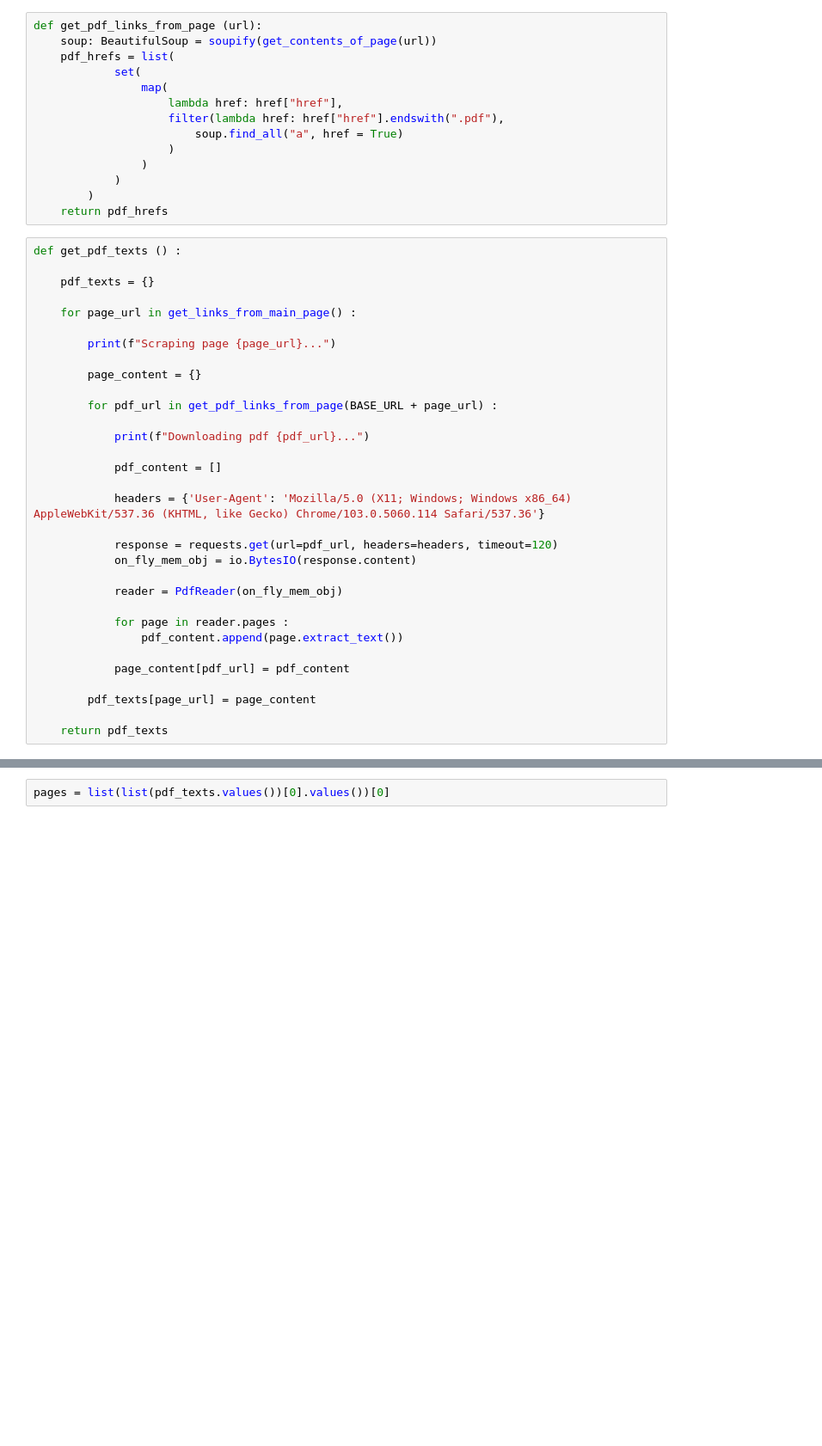
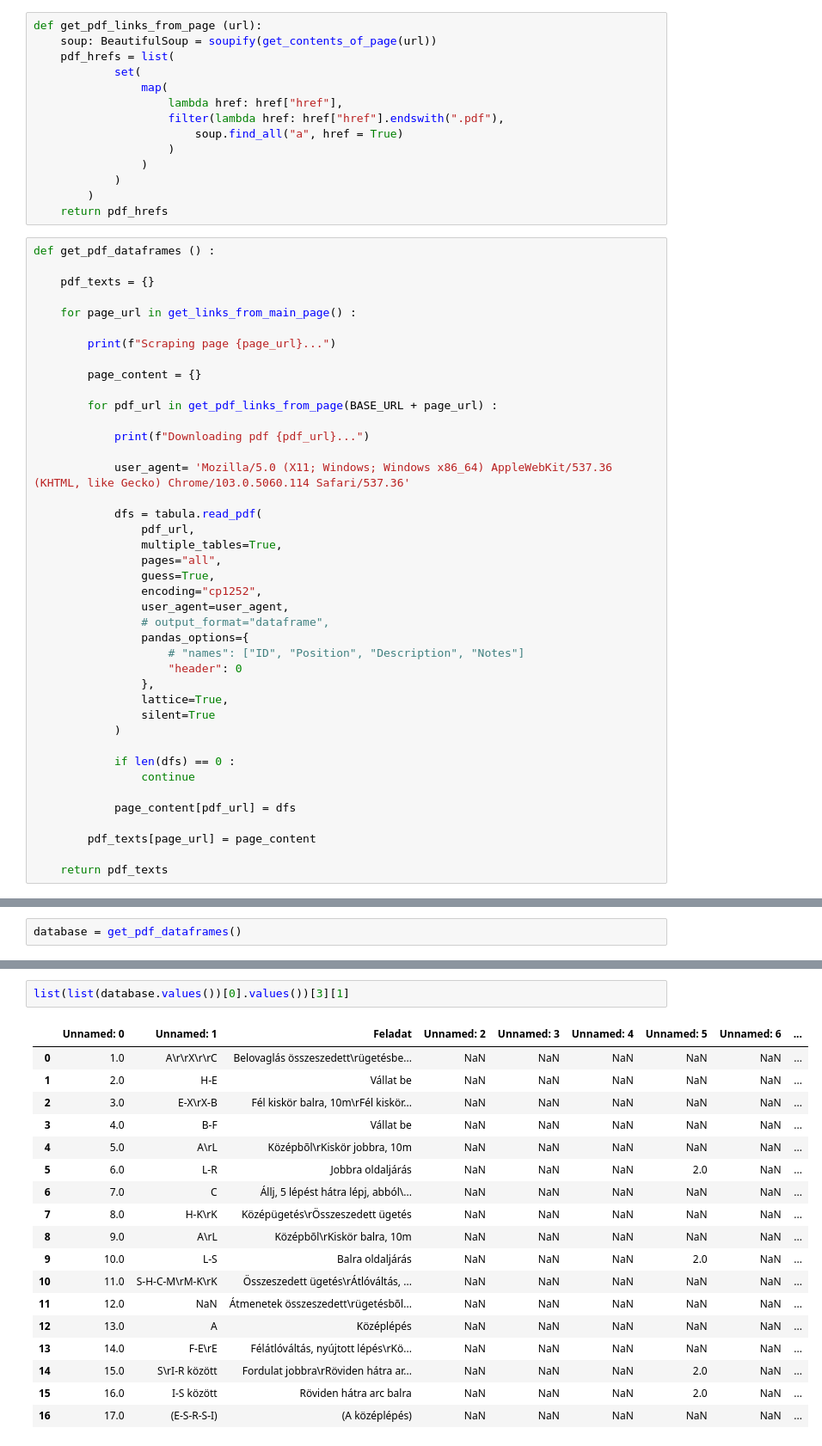
Before and after one commit to lichterberci/DressageProgramSummarizer, a Jupyter notebook: summary.ipynb, the cells around one changed output, grey strips where cells are left out. Shown: that part at 86% size. Cells and saved outputs as stored; diff of their text form; blank space fills up the shorter version.

Commit message:
pandas dfs are generated pretty well

```diff
--- a/summary.ipynb
+++ b/summary.ipynb
@@ -45,7 +48,7 @@ def get_pdf_links_from_page (url):
         )
     return pdf_hrefs
 # %%
-def get_pdf_texts () :
+def get_pdf_dataframes () :
 
     pdf_texts = {}
 
@@ -59,19 +62,28 @@ def get_pdf_texts () :
 
             print(f"Downloading pdf {pdf_url}...")
 
-            pdf_content = []
+            user_agent= 'Mozilla/5.0 (X11; Windows; Windows x86_64) AppleWebKit/537.36 (KHTML, like Gecko) Chrome/103.0.5060.114 Safari/537.36'
 
-            headers = {'User-Agent': 'Mozilla/5.0 (X11; Windows; Windows x86_64) AppleWebKit/537.36 (KHTML, like Gecko) Chrome/103.0.5060.114 Safari/537.36'}
+            dfs = tabula.read_pdf(
+                pdf_url,
+                multiple_tables=True,
+                pages="all",
+                guess=True,
+                encoding="cp1252",
+                user_agent=user_agent,
+                # output_format="dataframe",
+                pandas_options={
+                    # "names": ["ID", "Position", "Description", "Notes"]
+                    "header": 0
+                },
+                lattice=True,
+                silent=True
+            )
 
-            response = requests.get(url=pdf_url, headers=headers, timeout=120)
-            on_fly_mem_obj = io.BytesIO(response.content)
+            if len(dfs) == 0 :
+                continue
 
-            reader = PdfReader(on_fly_mem_obj)
-
-            for page in reader.pages :
-                pdf_content.append(page.extract_text())
-
-            page_content[pdf_url] = pdf_content
+            page_content[pdf_url] = dfs
 
         pdf_texts[page_url] = page_content
 
@@ -118,0 +91,2 @@ pdf_texts
+# %%
+database = get_pdf_dataframes()
@@ -143,2 +123,21 @@ FIATAL LOVAS ZENÉS KŰR
 # %%
-pages = list(list(pdf_texts.values())[0].values())[0]
+list(list(database.values())[0].values())[3][1]
+# %% [output]
+|  | Unnamed: 0 | Unnamed: 1 | Feladat | Unnamed: 2 | Unnamed: 3 | Unnamed: 4 | Unnamed: 5 | Unnamed: 6 | ... |
+| 0 | 1.0 | A\r\rX\r\rC | Belovaglás összeszedett\rügetésbe... | NaN | NaN | NaN | NaN | NaN | ... |
+| 1 | 2.0 | H-E | Vállat be | NaN | NaN | NaN | NaN | NaN | ... |
+| 2 | 3.0 | E-X\rX-B | Fél kiskör balra, 10m\rFél kiskör... | NaN | NaN | NaN | NaN | NaN | ... |
+| 3 | 4.0 | B-F | Vállat be | NaN | NaN | NaN | NaN | NaN | ... |
+| 4 | 5.0 | A\rL | Középbõl\rKiskör jobbra, 10m | NaN | NaN | NaN | NaN | NaN | ... |
+| 5 | 6.0 | L-R | Jobbra oldaljárás | NaN | NaN | NaN | 2.0 | NaN | ... |
+| 6 | 7.0 | C | Állj, 5 lépést hátra lépj, abból\... | NaN | NaN | NaN | NaN | NaN | ... |
+| 7 | 8.0 | H-K\rK | Középügetés\rÖsszeszedett ügetés | NaN | NaN | NaN | NaN | NaN | ... |
+| 8 | 9.0 | A\rL | Középbõl\rKiskör balra, 10m | NaN | NaN | NaN | NaN | NaN | ... |
+| 9 | 10.0 | L-S | Balra oldaljárás | NaN | NaN | NaN | 2.0 | NaN | ... |
+| 10 | 11.0 | S-H-C-M\rM-K\rK | Összeszedett ügetés\rÁtlóváltás, ... | NaN | NaN | NaN | NaN | NaN | ... |
+| 11 | 12.0 | NaN | Átmenetek összeszedett\rügetésbõl... | NaN | NaN | NaN | NaN | NaN | ... |
+| 12 | 13.0 | A | Középlépés | NaN | NaN | NaN | NaN | NaN | ... |
+| 13 | 14.0 | F-E\rE | Félátlóváltás, nyújtott lépés\rKö... | NaN | NaN | NaN | NaN | NaN | ... |
+| 14 | 15.0 | S\rI-R között | Fordulat jobbra\rRöviden hátra ar... | NaN | NaN | NaN | 2.0 | NaN | ... |
+| 15 | 16.0 | I-S között | Röviden hátra arc balra | NaN | NaN | NaN | 2.0 | NaN | ... |
+| 16 | 17.0 | (E-S-R-S-I) | (A középlépés) | NaN | NaN | NaN | NaN | NaN | ... |
```
Also changed, not shown: parts of 16 cells of this notebook.
